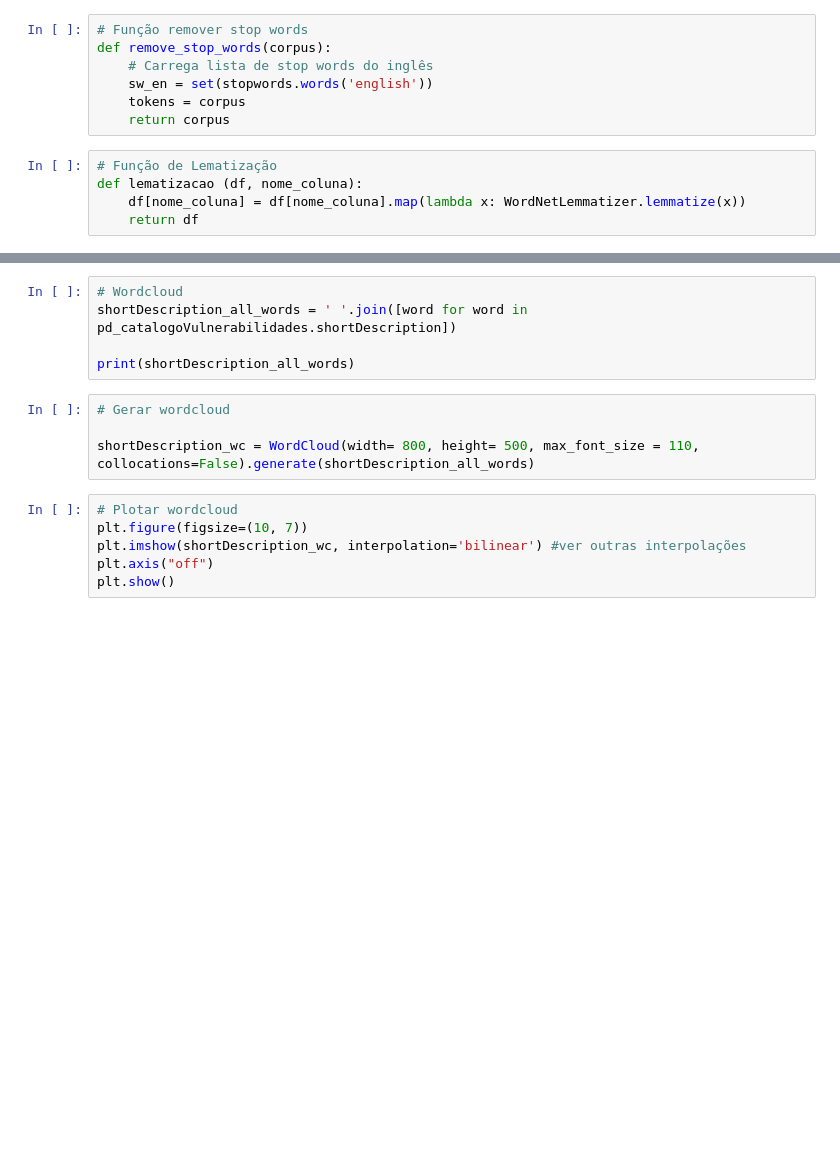
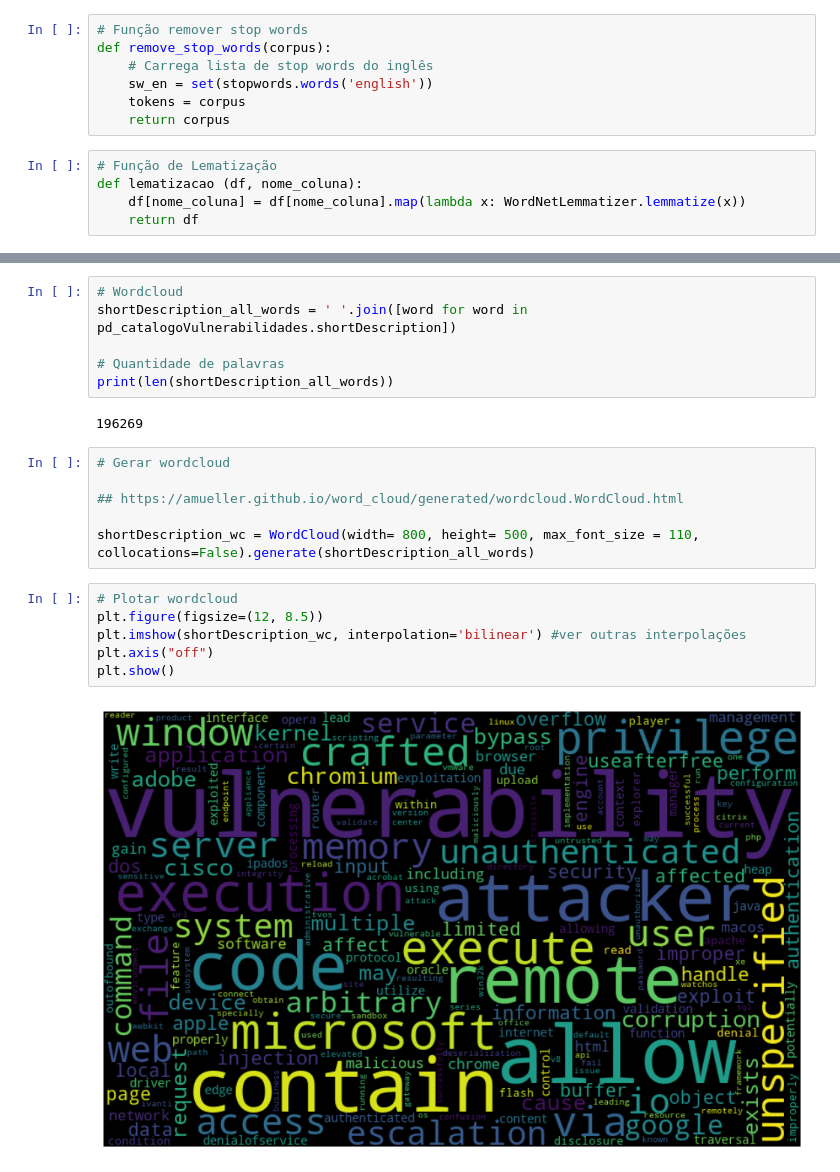
Before and after one commit to jcbeuker/tcc_usp_esalq_2024, a Jupyter notebook: TCC.ipynb, the cells around one changed output, grey strips where cells are left out. Drawn from its saved outputs; the diff is of its cells as text; blank space fills up the shorter version.

```diff
--- a/TCC.ipynb
+++ b/TCC.ipynb
@@ -106,14 +235,21 @@ df_shortDescription_bow.head()
 # Wordcloud
 shortDescription_all_words = ' '.join([word for word in pd_catalogoVulnerabilidades.shortDescription])
 
-print(shortDescription_all_words)
+# Quantidade de palavras
+print(len(shortDescription_all_words))
+# %% [output]
+196269
 # %%
 # Gerar wordcloud
 
+## https://amueller.github.io/word_cloud/generated/wordcloud.WordCloud.html
+
 shortDescription_wc = WordCloud(width= 800, height= 500, max_font_size = 110, collocations=False).generate(shortDescription_all_words)
 # %%
 # Plotar wordcloud
-plt.figure(figsize=(10, 7))
+plt.figure(figsize=(12, 8.5))
 plt.imshow(shortDescription_wc, interpolation='bilinear') #ver outras interpolações
 plt.axis("off")
 plt.show()
+# %% [output]
+[figure, added]
```
Also changed, not shown: parts of 10 cells of this notebook.
